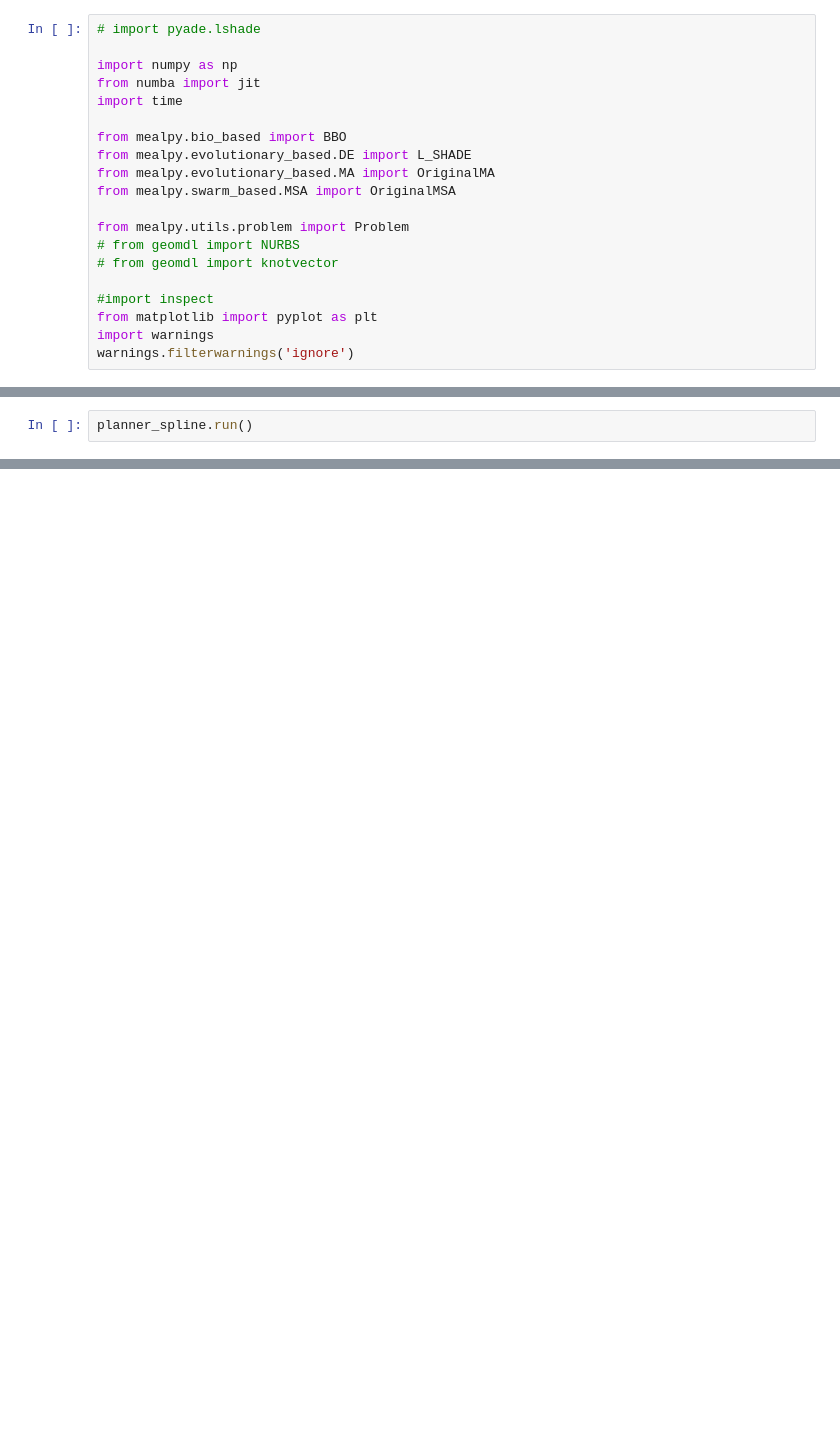
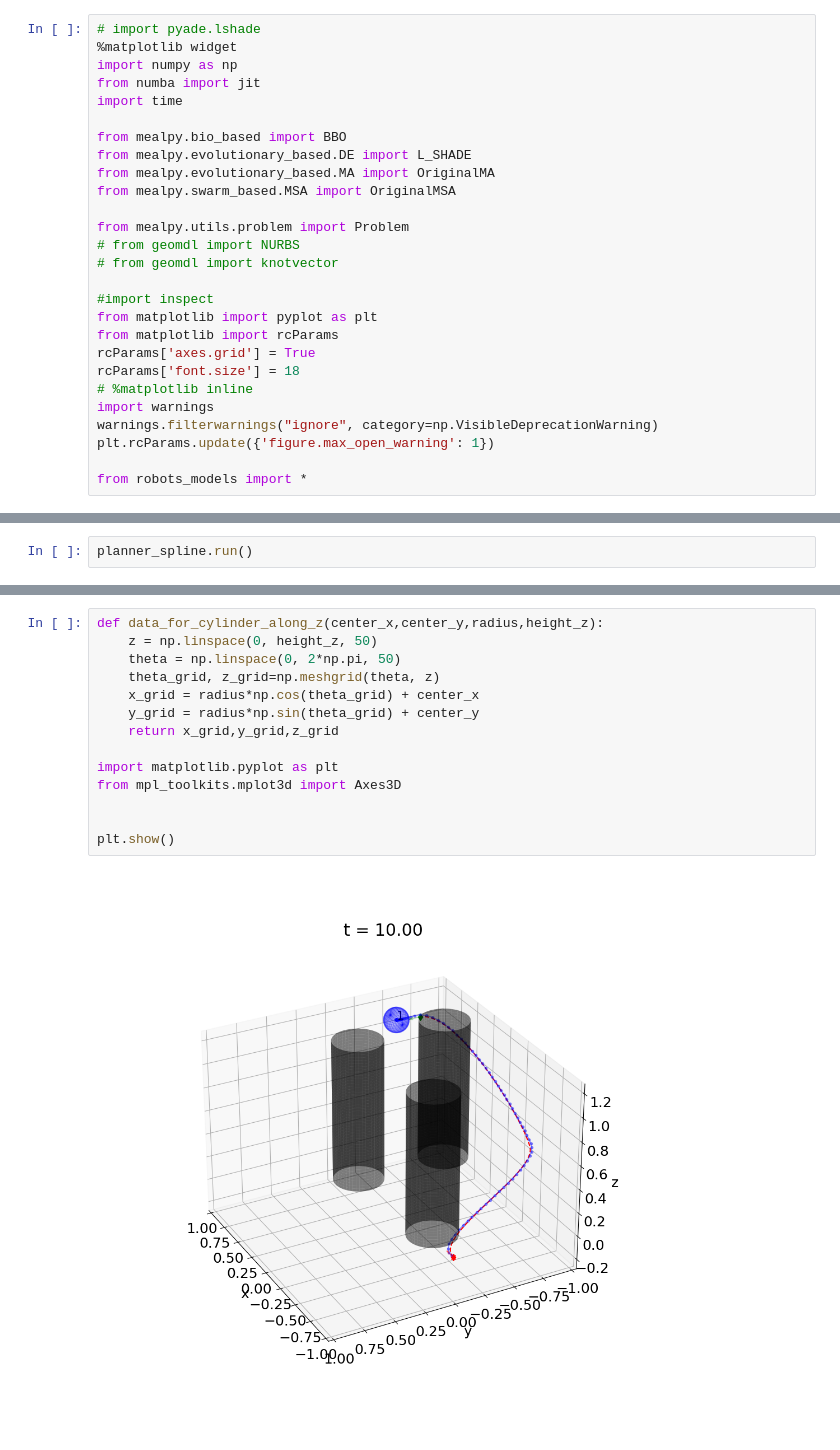
Before and after one commit to eliasjof/rc-teleoperated-esp32, a Jupyter notebook: scripts/test_planners3d.ipynb, the cells around one changed output, grey strips where cells are left out. Drawn from its saved outputs; the diff is of its cells as text; blank space fills up the shorter version.

```diff
--- a/scripts/test_planners3d.ipynb
+++ b/scripts/test_planners3d.ipynb
@@ -1,6 +1,6 @@
 # %%
 # import pyade.lshade
-
+%matplotlib widget
 import numpy as np
 from numba import jit
 import time
@@ -16,5 +16,12 @@ from mealpy.utils.problem import Problem
 
 #import inspect
 from matplotlib import pyplot as plt
+from matplotlib import rcParams
+rcParams['axes.grid'] = True
+rcParams['font.size'] = 18
+# %matplotlib inline
 import warnings
-warnings.filterwarnings('ignore')
+warnings.filterwarnings("ignore", category=np.VisibleDeprecationWarning)
+plt.rcParams.update({'figure.max_open_warning': 1})
+
+from robots_models import *
@@ -510,0 +800,16 @@ array([[ 1.90722222,  1.8004341 ,  1.70197779,  1.61142772,  1.52841653,
+# %%
+def data_for_cylinder_along_z(center_x,center_y,radius,height_z):
+    z = np.linspace(0, height_z, 50)
+    theta = np.linspace(0, 2*np.pi, 50)
+    theta_grid, z_grid=np.meshgrid(theta, z)
+    x_grid = radius*np.cos(theta_grid) + center_x
+    y_grid = radius*np.sin(theta_grid) + center_y
+    return x_grid,y_grid,z_grid
+
+import matplotlib.pyplot as plt
+from mpl_toolkits.mplot3d import Axes3D
+
+
+plt.show()
+# %% [output]
+[figure, added]
```
Also changed, not shown: parts of 18 cells of this notebook, 5 other files.
